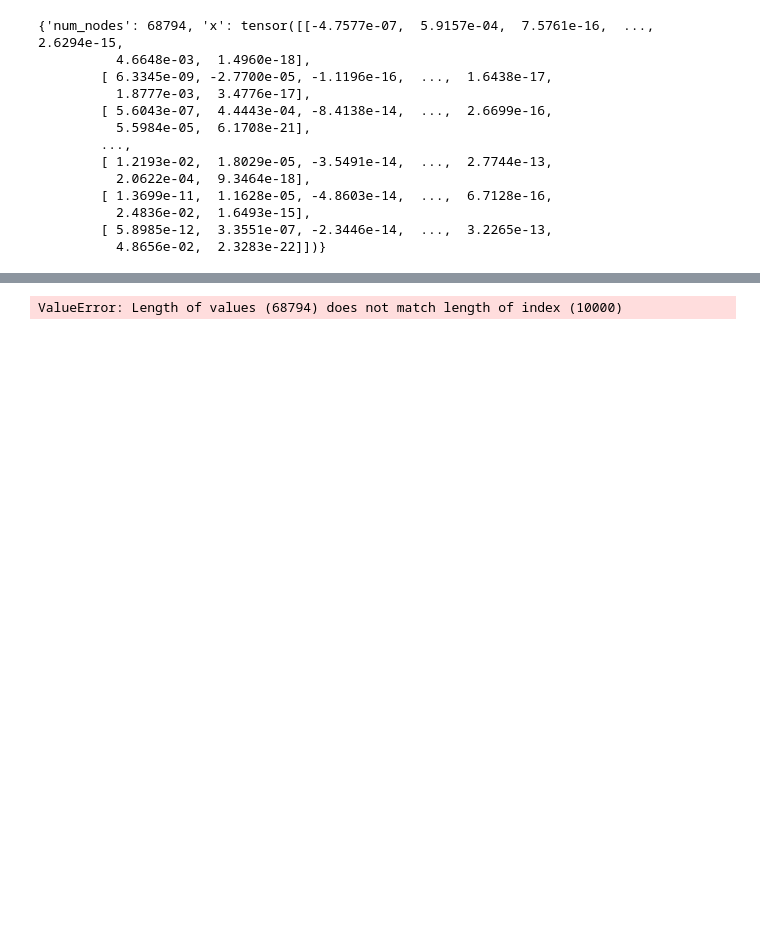
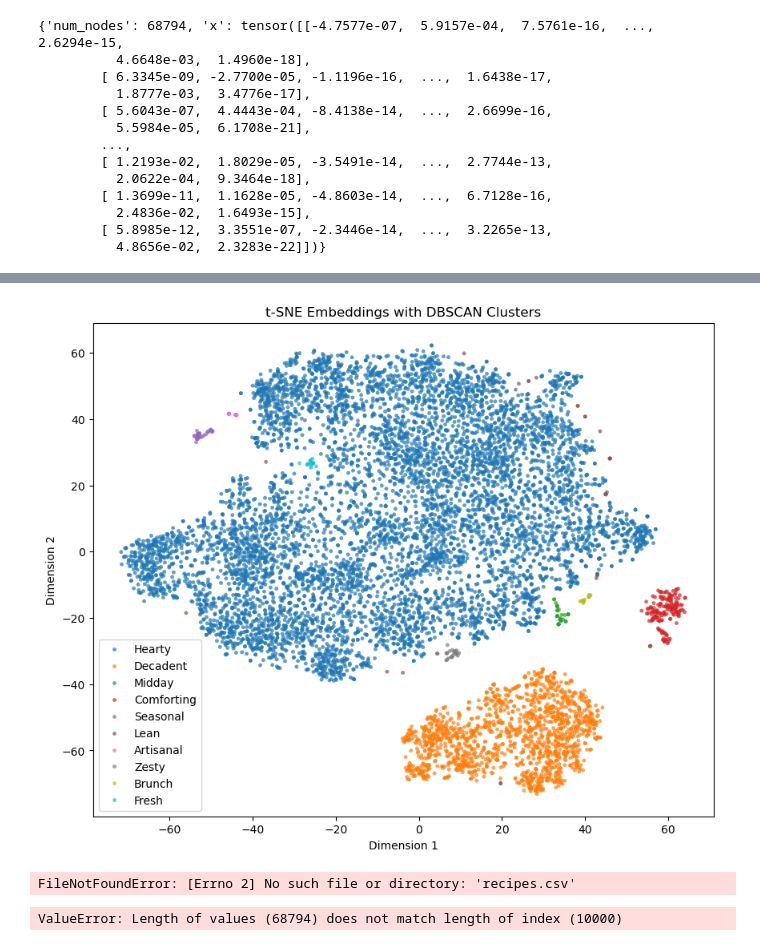
Before and after one commit to SamLB9/AugmentedRecipeRecommendations, a Jupyter notebook: data_loading.ipynb, the cells around one changed output, grey strips where cells are left out. Drawn from its saved outputs; the diff is of its cells as text; code cells hidden in the pictures; blank space fills up the shorter version.

```diff
--- a/data_loading.ipynb
+++ b/data_loading.ipynb
@@ -367,3 +698,33 @@ plt.show()
+# %%
+plt.figure(figsize=(10,8))
+sns.scatterplot(
+    x=emb_2d[:, 0],
+    y=emb_2d[:, 1],
+    hue=cluster_names,  # maps numeric labels to descriptive cluster names
+    palette="tab10",
+    s=10,
+    alpha=0.7,
+    edgecolor=None,
+    legend="brief"      # or "full" for all labels
+)
+plt.title("t-SNE Embeddings with DBSCAN Clusters")
+plt.xlabel("Dimension 1")
+plt.ylabel("Dimension 2")
+plt.show()
+# %% [output]
+[figure, added]
+# %%
+# Suppose df_recipes is a Pandas DataFrame with columns like "cuisine" and "meal_type"
+# and the index of df_recipes matches the recipe IDs (0..68793).
+import pandas as pd
+
+df_recipes = pd.read_csv("recipes.csv")  # or however you load your recipe metadata
+
+# Create a DataFrame for just the sampled recipes
+df_sample = df_recipes.iloc[indices].copy()
+df_sample["cluster_label"] = cluster_labels  # from dbscan.fit_predict(emb_2d)
+# %% [output]
+FileNotFoundError: [Errno 2] No such file or directory: 'recipes.csv'
 # %%
 from sklearn.cluster import DBSCAN
 
```
Also changed, not shown: parts of 16 cells of this notebook.
